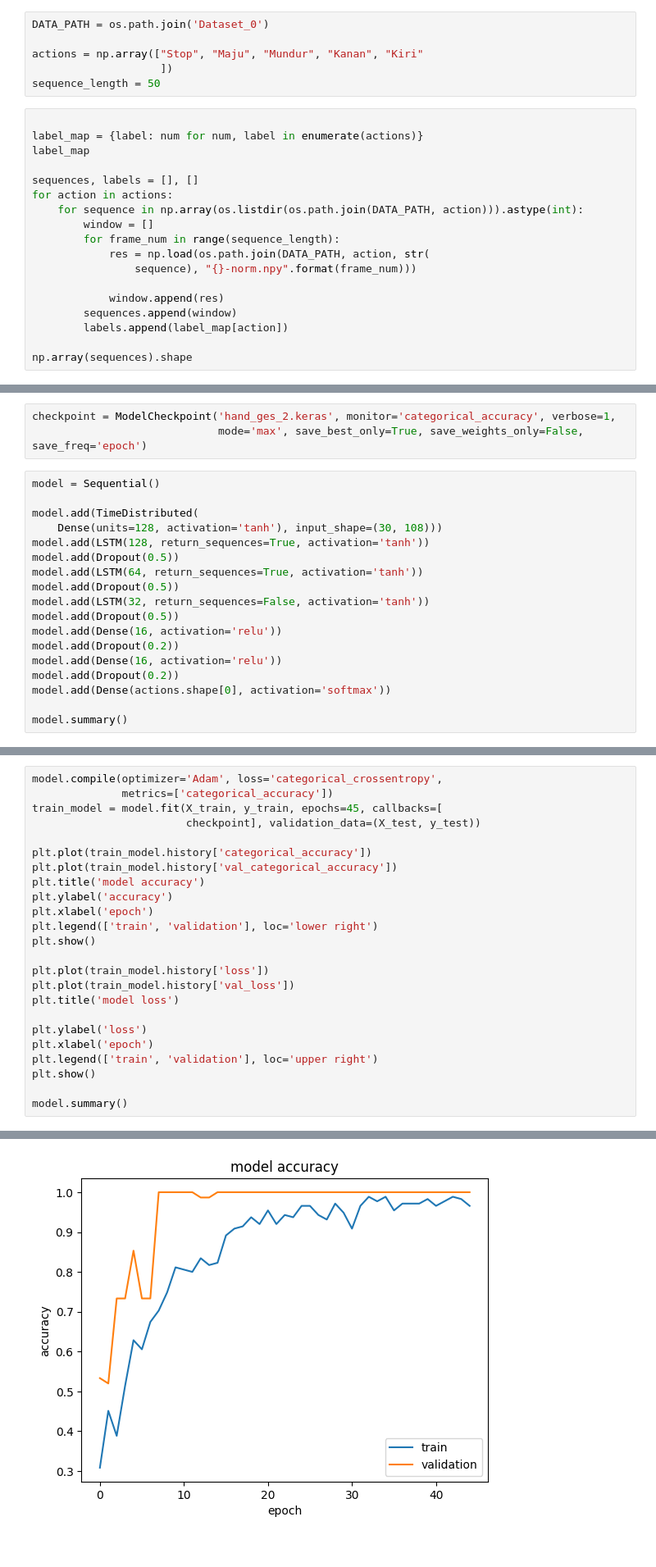
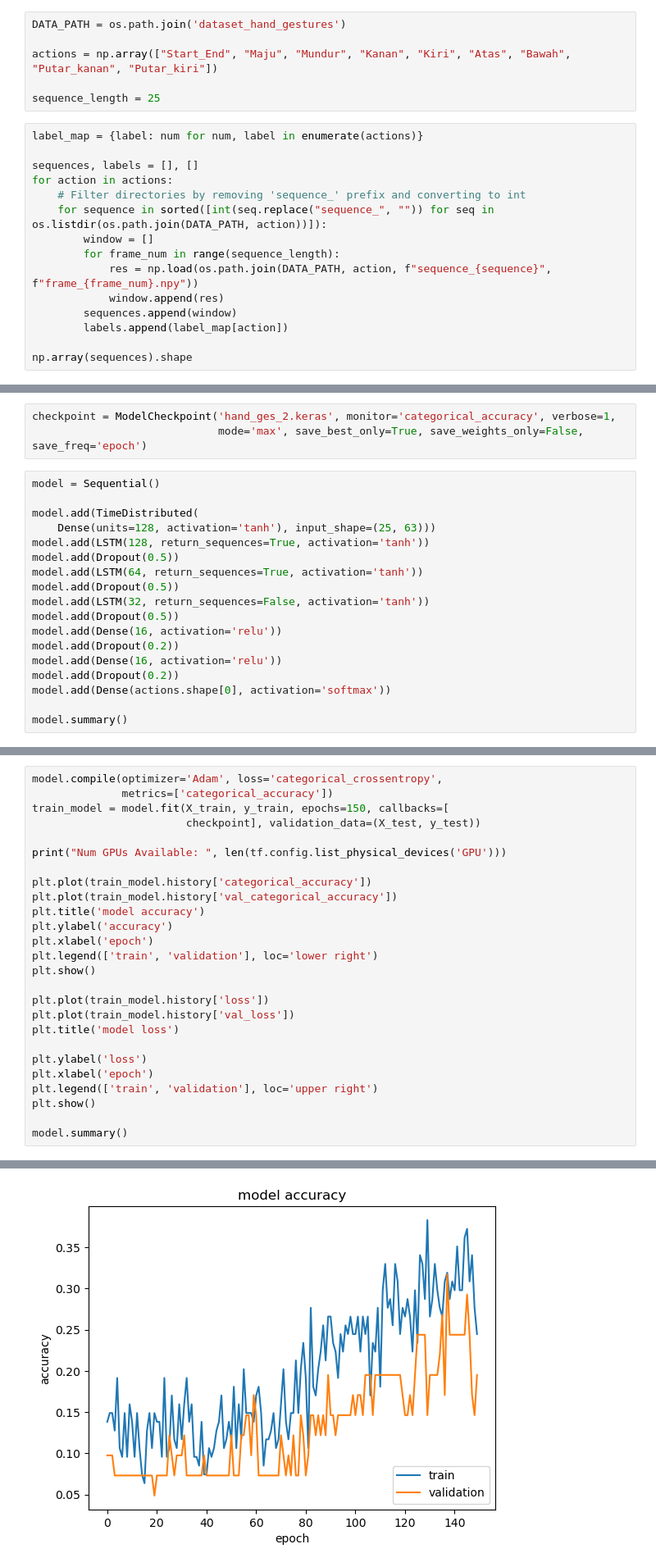
Before and after one commit to Prasyah/DJI-Tello-Control-Using-Hand-Gesture-with-LSTM, a Jupyter notebook: Ardy_Modifier_Training_Model.ipynb, the cells around one changed output, grey strips where cells are left out. Shown: that part at 82% size. Cells and saved outputs as stored; diff of their text form.

Commit message:
dataset trainer new, and good model

```diff
--- a/Ardy_Modifier_Training_Model.ipynb
+++ b/Ardy_Modifier_Training_Model.ipynb
@@ -27,22 +29,19 @@ import seaborn as sns
 # %%
-DATA_PATH = os.path.join('Dataset_0')
+DATA_PATH = os.path.join('dataset_hand_gestures')
 
-actions = np.array(["Stop", "Maju", "Mundur", "Kanan", "Kiri"
-                    ])
-sequence_length = 50
+actions = np.array(["Start_End", "Maju", "Mundur", "Kanan", "Kiri", "Atas", "Bawah", "Putar_kanan", "Putar_kiri"])
+
+sequence_length = 25
 # %%
-
 label_map = {label: num for num, label in enumerate(actions)}
-label_map
 
 sequences, labels = [], []
 for action in actions:
-    for sequence in np.array(os.listdir(os.path.join(DATA_PATH, action))).astype(int):
+    # Filter directories by removing 'sequence_' prefix and converting to int
+    for sequence in sorted([int(seq.replace("sequence_", "")) for seq in os.listdir(os.path.join(DATA_PATH, action))]):
         window = []
         for frame_num in range(sequence_length):
-            res = np.load(os.path.join(DATA_PATH, action, str(
-                sequence), "{}-norm.npy".format(frame_num)))
-
+            res = np.load(os.path.join(DATA_PATH, action, f"sequence_{sequence}", f"frame_{frame_num}.npy"))
             window.append(res)
         sequences.append(window)
         labels.append(label_map[action])
@@ -75,7 +74,7 @@ checkpoint = ModelCheckpoint('hand_ges_2.keras', monitor='categorical_accuracy',
 model = Sequential()
 
 model.add(TimeDistributed(
-    Dense(units=128, activation='tanh'), input_shape=(30, 108)))
+    Dense(units=128, activation='tanh'), input_shape=(25, 63)))
 model.add(LSTM(128, return_sequences=True, activation='tanh'))
 model.add(Dropout(0.5))
 model.add(LSTM(64, return_sequences=True, activation='tanh'))
@@ -114,8 +109,10 @@ Model: "sequential"
 # %%
 model.compile(optimizer='Adam', loss='categorical_crossentropy',
               metrics=['categorical_accuracy'])
-train_model = model.fit(X_train, y_train, epochs=45, callbacks=[
+train_model = model.fit(X_train, y_train, epochs=150, callbacks=[
                         checkpoint], validation_data=(X_test, y_test))
+
+print("Num GPUs Available: ", len(tf.config.list_physical_devices('GPU')))
 
 plt.plot(train_model.history['categorical_accuracy'])
 plt.plot(train_model.history['val_categorical_accuracy'])
@@ -156 +153 @@ Epoch 45: categorical_accuracy did not improve from 0.98857
-[figure, old version]
+[figure, new version]
```
Also changed, not shown: parts of 5 cells of this notebook, 18 other files.
